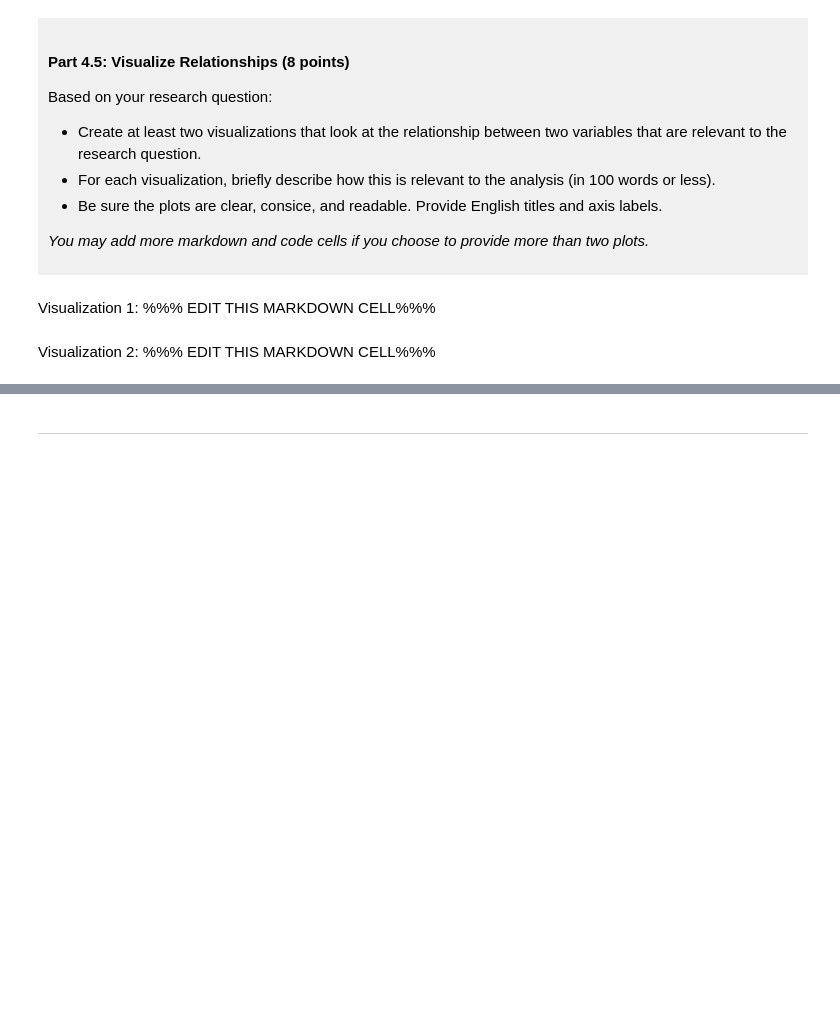
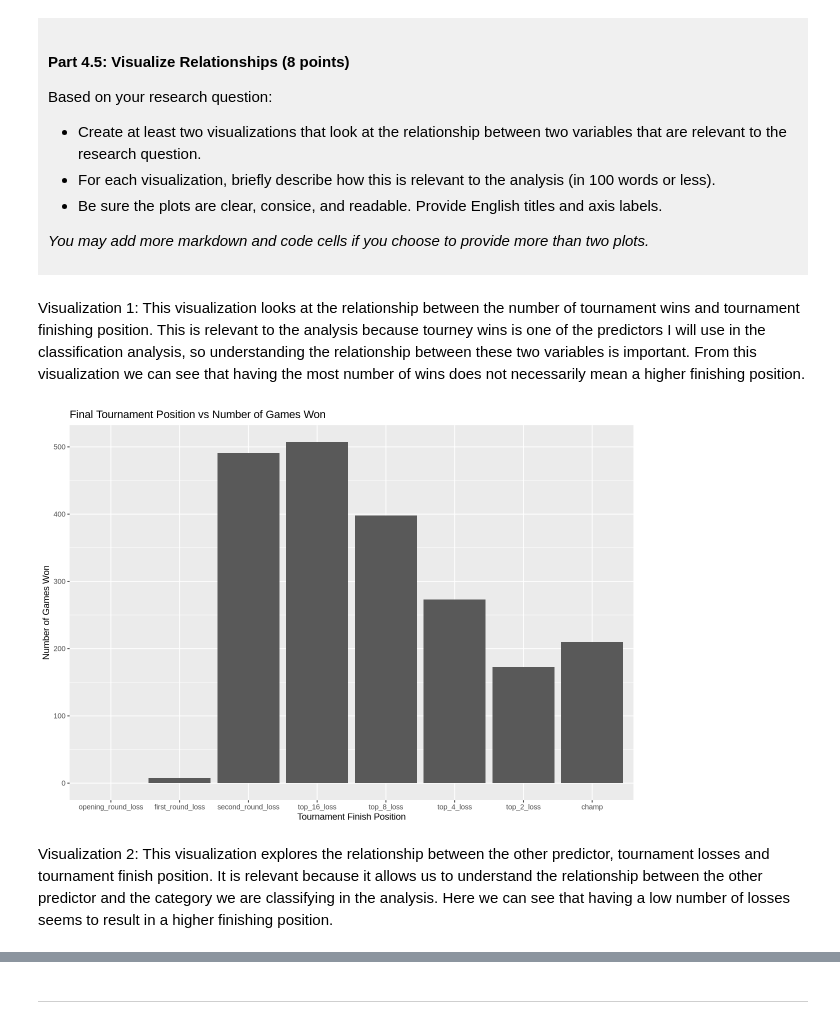
Before and after one commit to vista-m/dsci-100-project-vista-mansouri, a Jupyter notebook: dsci-100-project-notebook.ipynb, the cells around one changed output, grey strips where cells are left out. Drawn from its saved outputs; the diff is of its cells as text; code cells hidden in the pictures; blank space fills up the shorter version.

```diff
--- a/dsci-100-project-notebook.ipynb
+++ b/dsci-100-project-notebook.ipynb
@@ -319,9 +363,18 @@ Based on your research question:
 *You may add more markdown and code cells if you choose to provide more than two plots.*
 </div>
 # %% [markdown]
-Visualization 1: %%% EDIT THIS MARKDOWN CELL%%%
+Visualization 1: This visualization looks at the relationship between the number of tournament wins and tournament finishing position. This is relevant to the analysis because tourney wins is one of the predictors I will use in the classification analysis, so understanding the relationship between these two variables is important. From this visualization we can see that having the most number of wins does not necessarily mean a higher finishing position.
 # %%
-### EDIT THIS CODE CELL FOR VISUALIZATION 1###
+options(repr.plot.width = 10, repr.plot.height = 7)
+
+wins_vs_tourney_finish <- womens_basketball_tidy |>
+    ggplot(aes (x = reorder(tourney_finish, tourney_wins), y = tourney_wins)) + #set tourney finish as x axis and tourney wins as y-axis
+    geom_bar(stat = "identity") + #ensure that bar height is reflecting of the number of times a variable appears in dataset
+    labs(x = "Tournament Finish Position", y = "Number of Games Won") + #giving axes names
+    ggtitle("Final Tournament Position vs Number of Games Won") #giving the plot a title
+wins_vs_tourney_finish
+# %% [output]
+[figure, added]
 # %% [markdown]
-Visualization 2: %%% EDIT THIS MARKDOWN CELL%%%
+Visualization 2: This visualization explores the relationship between the other predictor, tournament losses and tournament finish position. It is relevant because it allows us to understand the relationship between the other predictor and the category we are classifying in the analysis. Here we can see that having a low number of losses seems to result in a higher finishing position.
 # %%
```
Also changed, not shown: parts of 8 cells of this notebook.
